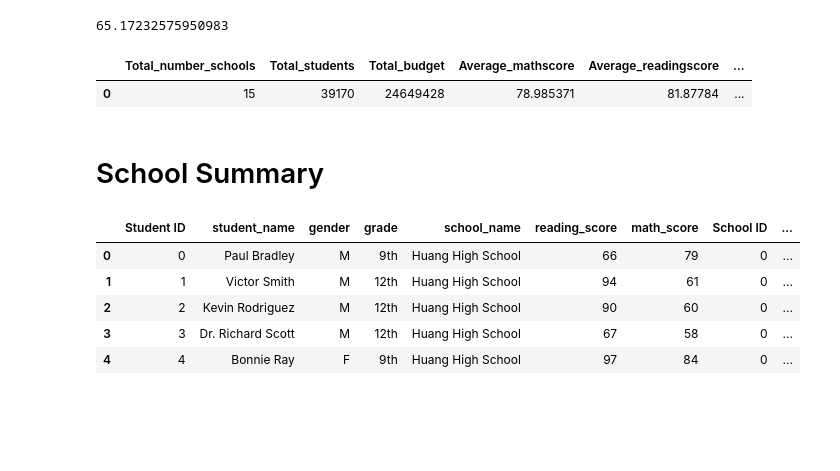
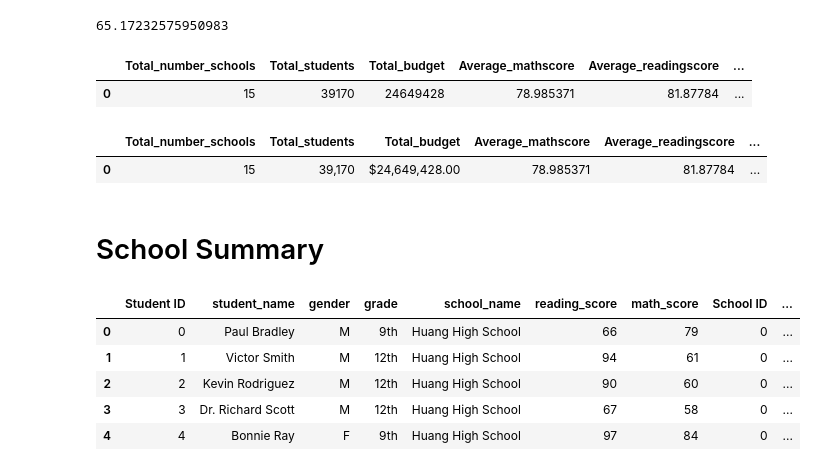
Before and after one commit to FNAGHAV/pandas-challenge, a Jupyter notebook: PyCitySchools/main.ipynb, the cells around one changed output. Saved outputs shown, nothing was run; the diff lists cells and outputs as text; code cells hidden in the pictures; blank space fills up the shorter version.

```diff
--- a/PyCitySchools/main.ipynb
+++ b/PyCitySchools/main.ipynb
@@ -99,6 +102,12 @@ district_summary
 | 0 | 15 | 39170 | 24649428 | 78.985371 | 81.87784 | ... |
 # %%
 # mapping
+district_summary["Total_students"]=district_summary["Total_students"].map("{:,}".format)
+district_summary["Total_budget"]=district_summary["Total_budget"].map("${:,.2f}".format)
+district_summary.head()
+# %% [output]
+|  | Total_number_schools | Total_students | Total_budget | Average_mathscore | Average_readingscore | ... |
+| 0 | 15 | 39,170 | $24,649,428.00 | 78.985371 | 81.87784 | ... |
 # %% [markdown]
 # School Summary
 # %%
```
Also changed, not shown: parts of 3 cells of this notebook, 1 other file.
